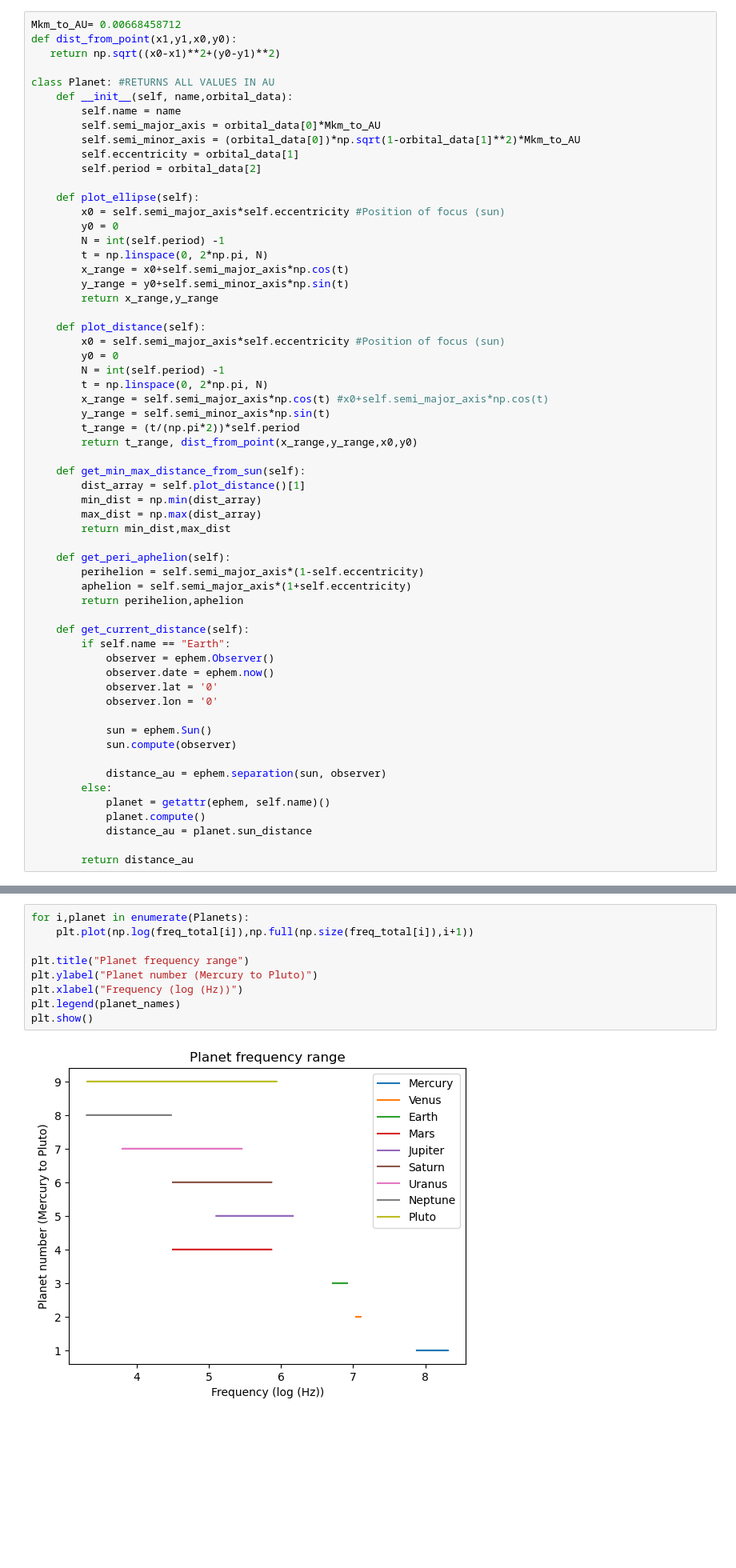
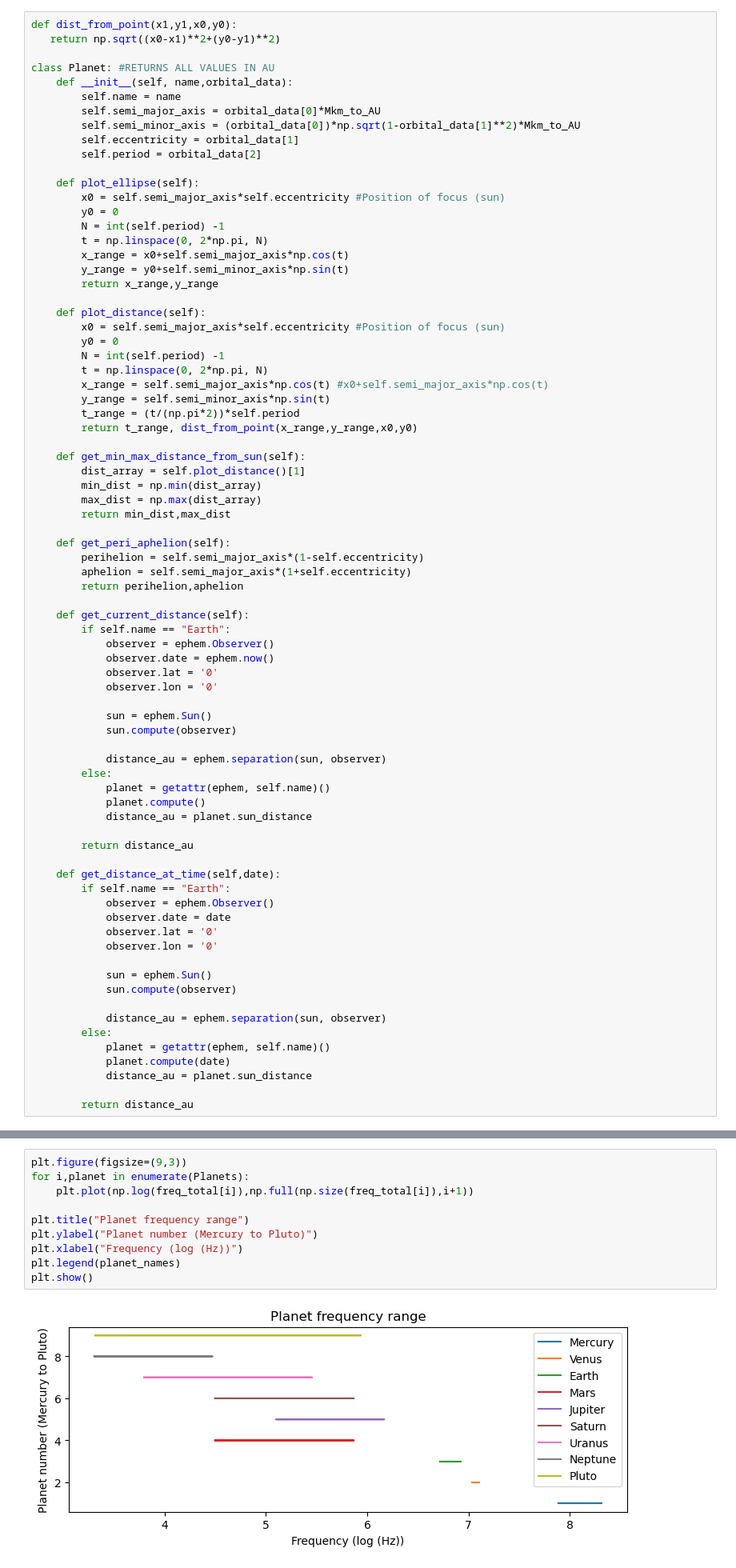
Before and after one commit to neil-power/music_of_the_spheres, a Jupyter notebook: group project.ipynb, the cells around one changed output, grey strips where cells are left out. Shown: that part at 80% size. Cells and saved outputs as stored; diff of their text form; blank space fills up the shorter version.

```diff
--- a/group project.ipynb
+++ b/group project.ipynb
@@ -17,7 +18,6 @@ AU = 1.495978707e11 #in m
 # %% [markdown]
 Planet class definition
 # %%
-Mkm_to_AU= 0.00668458712
 def dist_from_point(x1,y1,x0,y0):
    return np.sqrt((x0-x1)**2+(y0-y1)**2)
 
@@ -76,6 +76,24 @@ class Planet: #RETURNS ALL VALUES IN AU
             distance_au = planet.sun_distance
 
         return distance_au
+
+    def get_distance_at_time(self,date):
+        if self.name == "Earth":
+            observer = ephem.Observer()
+            observer.date = date
+            observer.lat = '0'
+            observer.lon = '0'
+
+            sun = ephem.Sun()
+            sun.compute(observer)
+
+            distance_au = ephem.separation(sun, observer)
+        else:
+            planet = getattr(ephem, self.name)()
+            planet.compute(date)
+            distance_au = planet.sun_distance
+
+        return distance_au
 # %% [markdown]
 Initialise planet data
 # %%
@@ -302,16 +320,17 @@ plt.show()
 # %% [output]
 [figure]
 # %%
+plt.figure(figsize=(9,3))
 for i,planet in enumerate(Planets):
     plt.plot(np.log(freq_total[i]),np.full(np.size(freq_total[i]),i+1))
 
 plt.title("Planet frequency range")
 plt.ylabel("Planet number (Mercury to Pluto)")
 plt.xlabel("Frequency (log (Hz))")
 plt.legend(planet_names)
 plt.show()
 # %% [output]
-[figure, old version]
+[figure, new version]
 # %% [markdown]
 Display min and max frequencies as notes
 # %%
```
Also changed, not shown: parts of 13 cells of this notebook.
